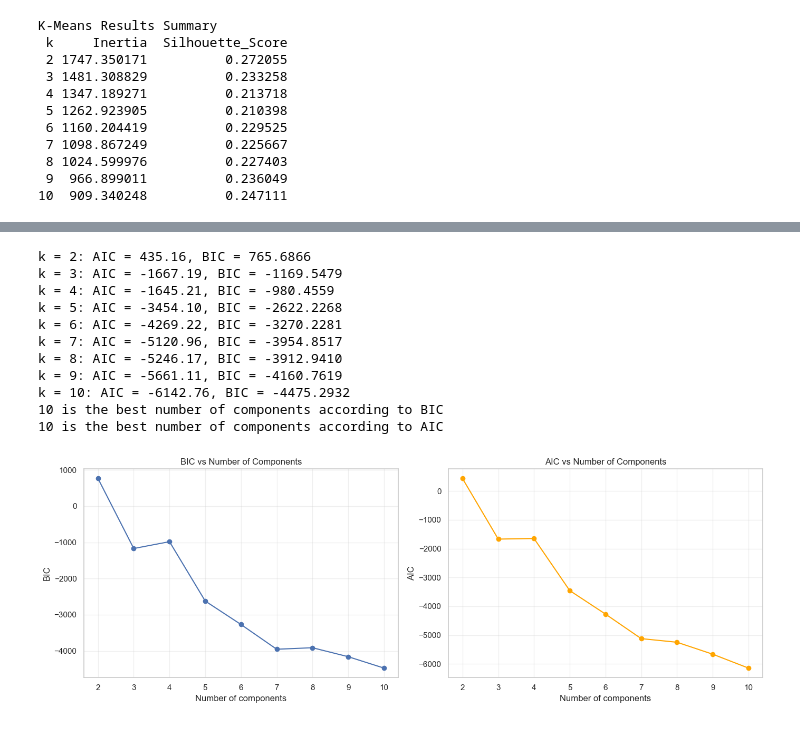
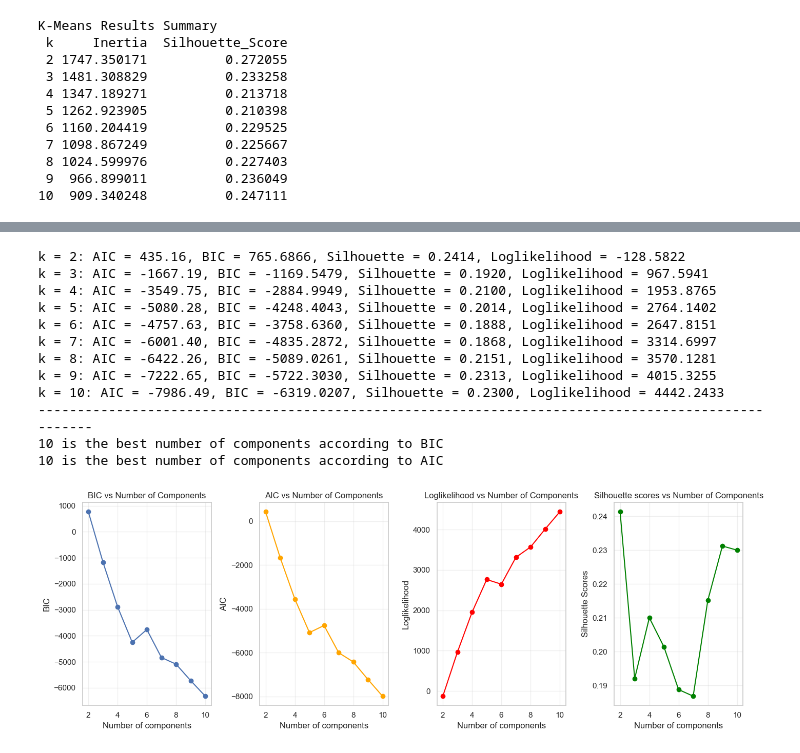
Before and after one commit to harasarahh/machine-learning-projects, a Jupyter notebook: ML_assignment1.ipynb, the cells around one changed output, grey strips where cells are left out. Cells and saved outputs as stored; diff of their text form; code cells hidden in the pictures.

```diff
--- a/ML_assignment1.ipynb
+++ b/ML_assignment1.ipynb
@@ -938,54 +946,89 @@ disagree?
 # %%
+# Define the range of cluster numbers to evaluate
 components = range(2, 11)
+
+# Lists to store metrics for each k
 bic_scores = []
 aic_scores = []
+silhouette_scores = []
+log_likelihood = []
 
+# Loop over each k and fit GMM
 for k in components:
-    gmm = GaussianMixture(n_components=k, n_init=10, random_state=42)
+    gmm = GaussianMixture(n_components=k, n_init=10, max_iter = 300, random_state=42)
     gmm.fit(X_final_scaled)
 
+    # Compute BIC and AIC to evaluate model fit and complexity
     bic = gmm.bic(X_final_scaled)
     aic = gmm.aic(X_final_scaled)
 
     bic_scores.append(bic)
     aic_scores.append(aic)
-    print(f"k = {k}: AIC = {aic:.2f}, BIC = {bic:.4f}")
 
+    # Compute log-likelihood as a measure of model fit (higher is better)
+    loglikelihood = gmm.score(X_final_scaled) * len(X_final_scaled)
+    log_likelihood.append(loglikelihood)
+
+    # Compute silhouette score using hard cluster assignments
+    # Measures cluster cohesion and separation
+    labels = gmm.predict(X_final_scaled)
+    silhouette = silhouette_score(X_final_scaled, labels)
+    silhouette_scores.append(silhouette)
+
+    # Print metrics for this k
+    print(f"k = {k}: AIC = {aic:.2f}, BIC = {bic:.4f}, Silhouette = {silhouette:.4f}, Loglikelihood = {loglikelihood:.4f}")
+
+# Select best k according to BIC and AIC
 best_k_bic = components[np.argmin(bic_scores)]
 best_k_aic = components[np.argmin(aic_scores)]
-
+print(100*"-")
 print(f"{best_k_bic} is the best number of components according to BIC")
 print(f"{best_k_aic} is the best number of components according to AIC")
 # %% [output]
-k = 2: AIC = 435.16, BIC = 765.6866
-k = 3: AIC = -1667.19, BIC = -1169.5479
-k = 4: AIC = -1645.21, BIC = -980.4559
-k = 5: AIC = -3454.10, BIC = -2622.2268
-k = 6: AIC = -4269.22, BIC = -3270.2281
-k = 7: AIC = -5120.96, BIC = -3954.8517
-k = 8: AIC = -5246.17, BIC = -3912.9410
-k = 9: AIC = -5661.11, BIC = -4160.7619
-k = 10: AIC = -6142.76, BIC = -4475.2932
+k = 2: AIC = 435.16, BIC = 765.6866, Silhouette = 0.2414, Loglikelihood = -128.5822
+k = 3: AIC = -1667.19, BIC = -1169.5479, Silhouette = 0.1920, Loglikelihood = 967.5941
+k = 4: AIC = -3549.75, BIC = -2884.9949, Silhouette = 0.2100, Loglikelihood = 1953.8765
+k = 5: AIC = -5080.28, BIC = -4248.4043, Silhouette = 0.2014, Loglikelihood = 2764.1402
+k = 6: AIC = -4757.63, BIC = -3758.6360, Silhouette = 0.1888, Loglikelihood = 2647.8151
+k = 7: AIC = -6001.40, BIC = -4835.2872, Silhouette = 0.1868, Loglikelihood = 3314.6997
+k = 8: AIC = -6422.26, BIC = -5089.0261, Silhouette = 0.2151, Loglikelihood = 3570.1281
+k = 9: AIC = -7222.65, BIC = -5722.3030, Silhouette = 0.2313, Loglikelihood = 4015.3255
+k = 10: AIC = -7986.49, BIC = -6319.0207, Silhouette = 0.2300, Loglikelihood = 4442.2433
+----------------------------------------------------------------------------------------------------
 10 is the best number of components according to BIC
 10 is the best number of components according to AIC
 # %%
-fig, axes = plt.subplots(1, 2, figsize=(14, 5))  # 1 fila, 2 columnas
+fig, axes = plt.subplots(1, 4, figsize=(14, 5)) # 1 row and 4 columns
 
 # BIC
 axes[0].plot(components, bic_scores, marker='o')
 axes[0].set_xlabel("Number of components")
 axes[0].set_ylabel("BIC")
 axes[0].set_title("BIC vs Number of Components")
 axes[0].grid(True, alpha=0.3)
 
 # AIC
 axes[1].plot(components, aic_scores, marker='o', color='orange')
 axes[1].set_xlabel("Number of components")
 axes[1].set_ylabel("AIC")
 axes[1].set_title("AIC vs Number of Components")
 axes[1].grid(True, alpha=0.3)
 
+# Loglikelihood
+axes[2].plot(components, log_likelihood, marker='o', color='red')
+axes[2].set_xlabel("Number of components")
+axes[2].set_ylabel("Loglikelihood")
+axes[2].set_title("Loglikelihood vs Number of Components")
+axes[2].grid(True, alpha=0.3)
+
+# Silhouette score with hard assignments
+axes[3].plot(components, silhouette_scores, marker='o', color='green')
+axes[3].set_xlabel("Number of components")
+axes[3].set_ylabel("Silhouette Scores")
+axes[3].set_title("Silhouette scores vs Number of Components")
+axes[3].grid(True, alpha=0.3)
+
 plt.tight_layout()
 plt.show()
 # %% [output]
-[figure, old version]
+[figure, new version]
```
Also changed, not shown: parts of 18 cells of this notebook.
